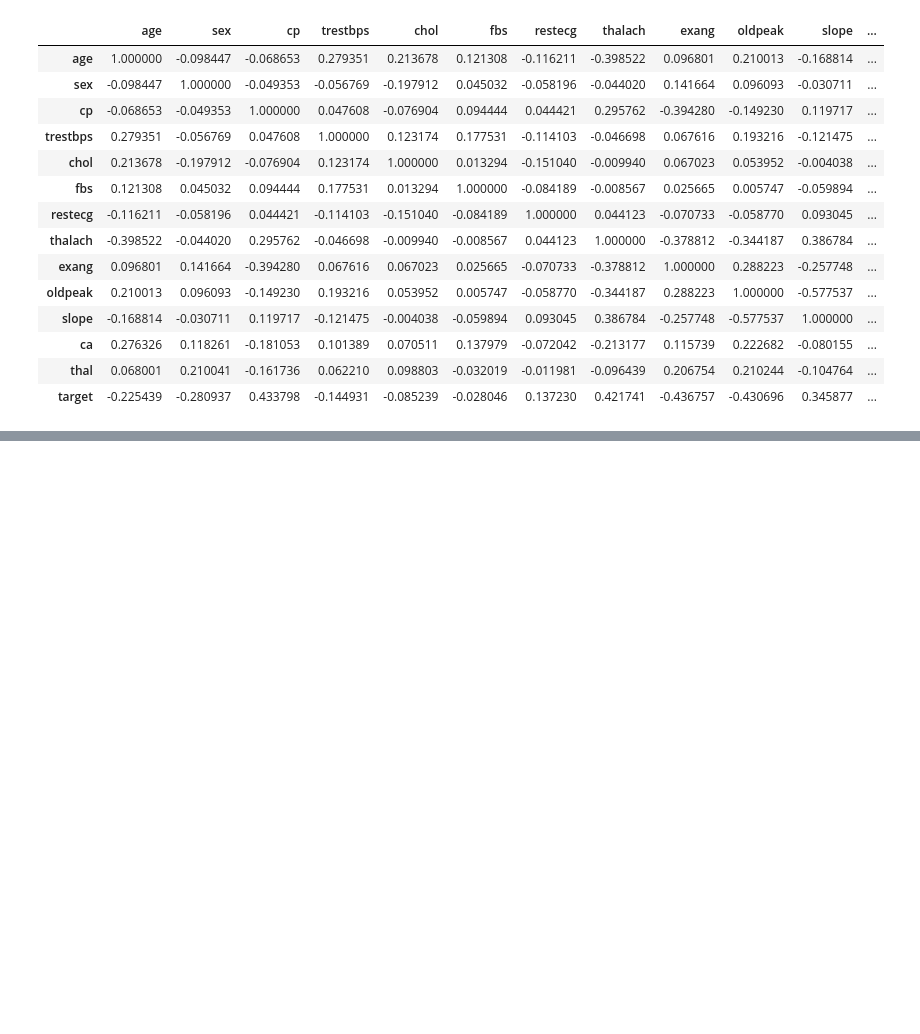
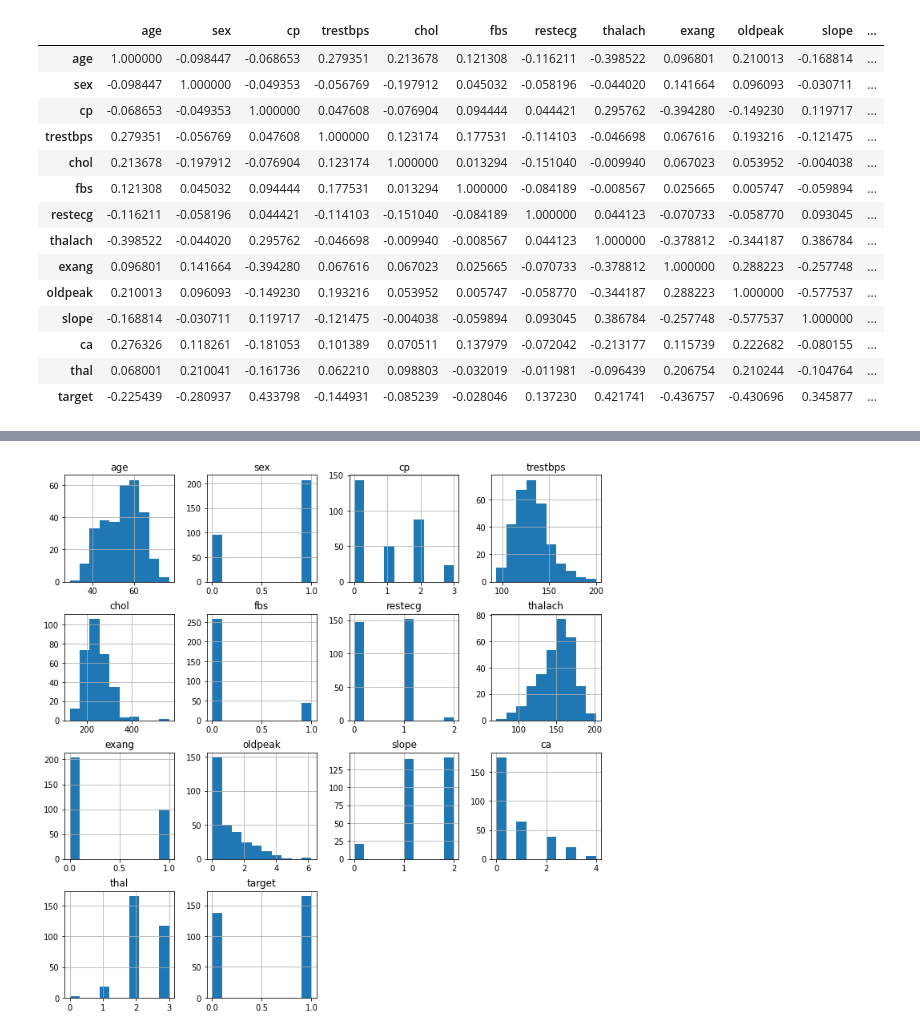
Before and after one commit to csMrFahad/HeartDisease, a Jupyter notebook: HeartDisease.ipynb, the cells around one changed output, grey strips where cells are left out. Saved outputs shown, nothing was run; the diff lists cells and outputs as text; code cells hidden in the pictures; blank space fills up the shorter version.

```diff
--- a/HeartDisease.ipynb
+++ b/HeartDisease.ipynb
@@ -174,0 +255,4 @@ ax = sns.heatmap(corr_matrix,
+# %%
+df.hist(figsize=(12,12));
+# %% [output]
+[figure, added]
```
Also changed, not shown: parts of 22 cells of this notebook.
